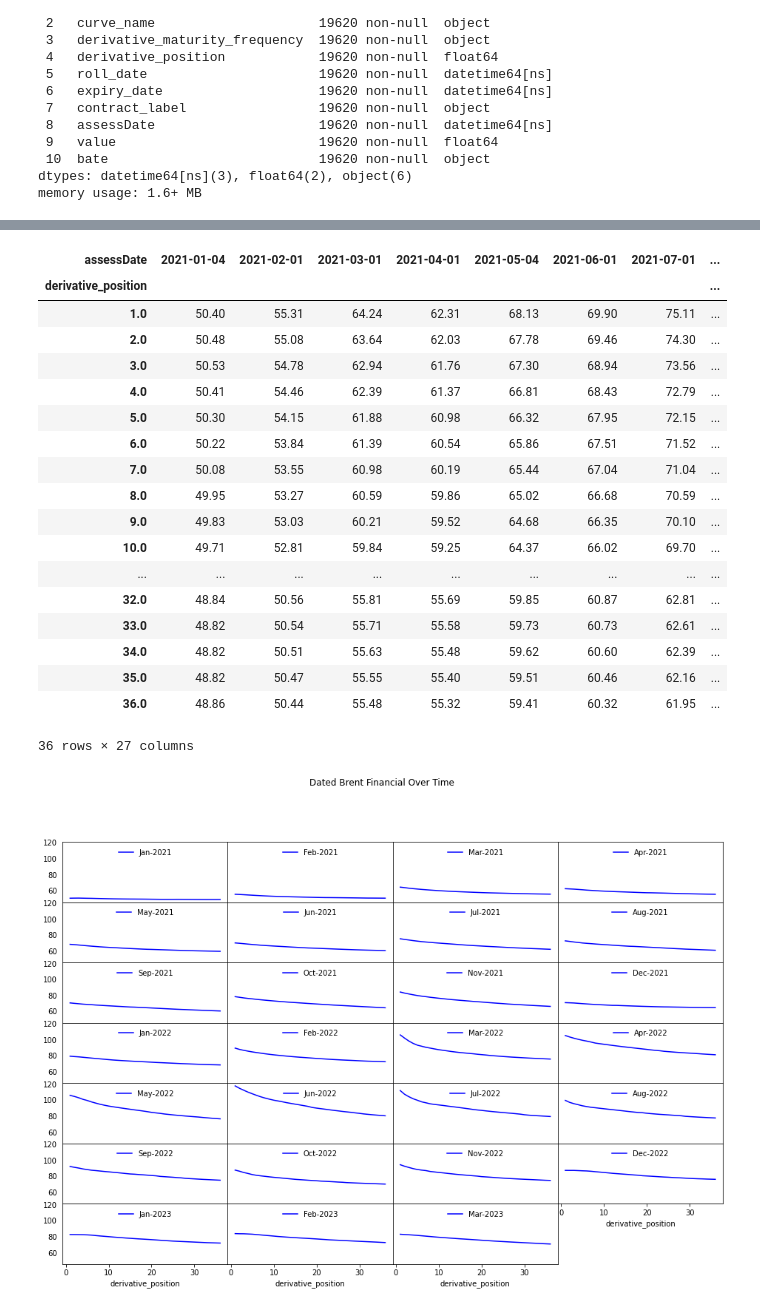
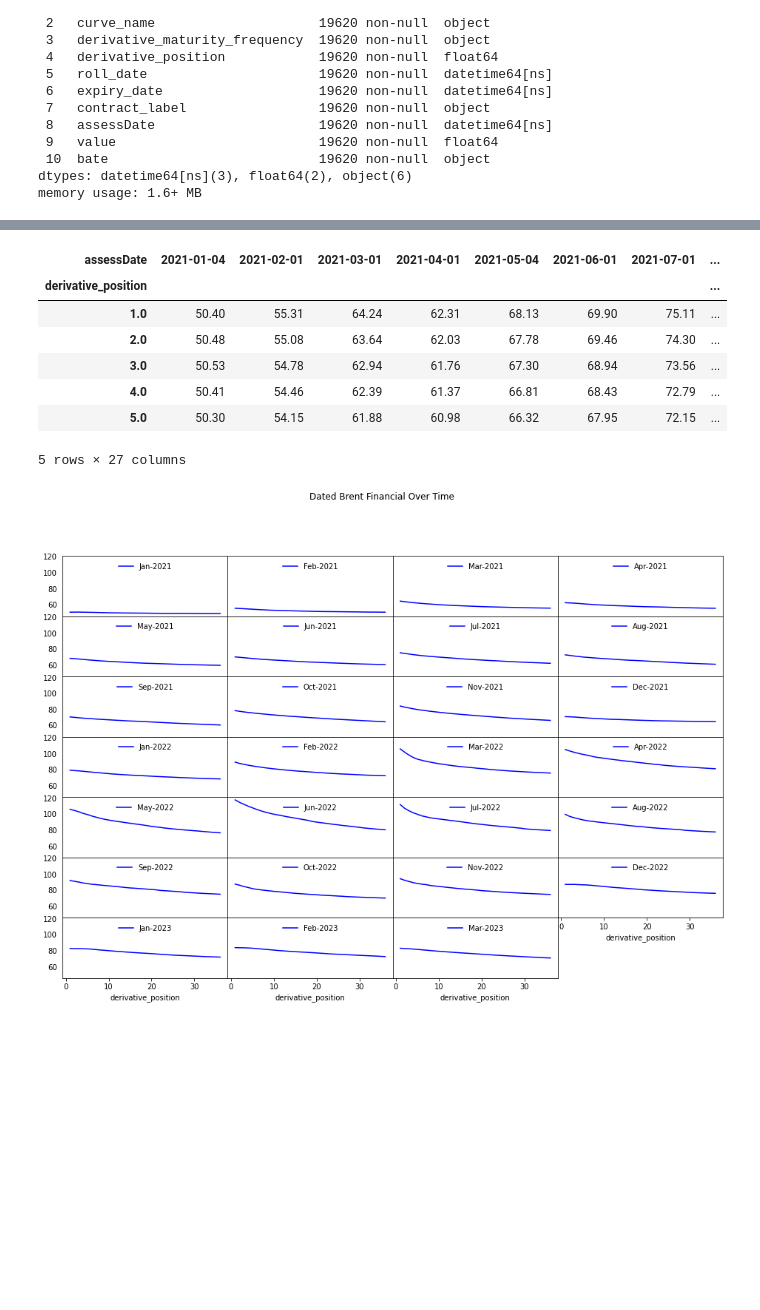
Before and after one commit to achristie/images, a Jupyter notebook: forwardCurves.ipynb, the cells around one changed output, grey strips where cells are left out. Cells and saved outputs as stored; diff of their text form; code cells hidden in the pictures; blank space fills up the shorter version.

```diff
--- a/forwardCurves.ipynb
+++ b/forwardCurves.ipynb
@@ -157,27 +154,16 @@ df_grouped.head()
 | 4 | BDLM005 | CN006 | Dated Brent Financial | Month | 5.0 | 2021-05-04 | 2021-05-28 | ... |
 # %%
 pt = df_grouped.pivot_table(index="derivative_position", columns='assessDate', values='value')
-pt
+pt.head()
 # %% [output]
 | assessDate | 2021-01-04 | 2021-02-01 | 2021-03-01 | 2021-04-01 | 2021-05-04 | 2021-06-01 | 2021-07-01 | ... |
 | derivative_position |  |  |  |  |  |  |  | ... |
 | 1.0 | 50.40 | 55.31 | 64.24 | 62.31 | 68.13 | 69.90 | 75.11 | ... |
 | 2.0 | 50.48 | 55.08 | 63.64 | 62.03 | 67.78 | 69.46 | 74.30 | ... |
 | 3.0 | 50.53 | 54.78 | 62.94 | 61.76 | 67.30 | 68.94 | 73.56 | ... |
 | 4.0 | 50.41 | 54.46 | 62.39 | 61.37 | 66.81 | 68.43 | 72.79 | ... |
 | 5.0 | 50.30 | 54.15 | 61.88 | 60.98 | 66.32 | 67.95 | 72.15 | ... |
-| 6.0 | 50.22 | 53.84 | 61.39 | 60.54 | 65.86 | 67.51 | 71.52 | ... |
-| 7.0 | 50.08 | 53.55 | 60.98 | 60.19 | 65.44 | 67.04 | 71.04 | ... |
-| 8.0 | 49.95 | 53.27 | 60.59 | 59.86 | 65.02 | 66.68 | 70.59 | ... |
-| 9.0 | 49.83 | 53.03 | 60.21 | 59.52 | 64.68 | 66.35 | 70.10 | ... |
-| 10.0 | 49.71 | 52.81 | 59.84 | 59.25 | 64.37 | 66.02 | 69.70 | ... |
-| ... | ... | ... | ... | ... | ... | ... | ... | ... |
-| 32.0 | 48.84 | 50.56 | 55.81 | 55.69 | 59.85 | 60.87 | 62.81 | ... |
-| 33.0 | 48.82 | 50.54 | 55.71 | 55.58 | 59.73 | 60.73 | 62.61 | ... |
-| 34.0 | 48.82 | 50.51 | 55.63 | 55.48 | 59.62 | 60.60 | 62.39 | ... |
-| 35.0 | 48.82 | 50.47 | 55.55 | 55.40 | 59.51 | 60.46 | 62.16 | ... |
-| 36.0 | 48.86 | 50.44 | 55.48 | 55.32 | 59.41 | 60.32 | 61.95 | ... |
-36 rows × 27 columns
+5 rows × 27 columns
 # %%
 axes = pt.plot.line(subplots=True, layout=(8, 4), sharex=True, sharey=True, figsize=(16,12),title="Dated Brent Financial Over Time", color="blue");
 plt.subplots_adjust(hspace=0, wspace=0)
```
Also changed, not shown: parts of 1 cell of this notebook.
